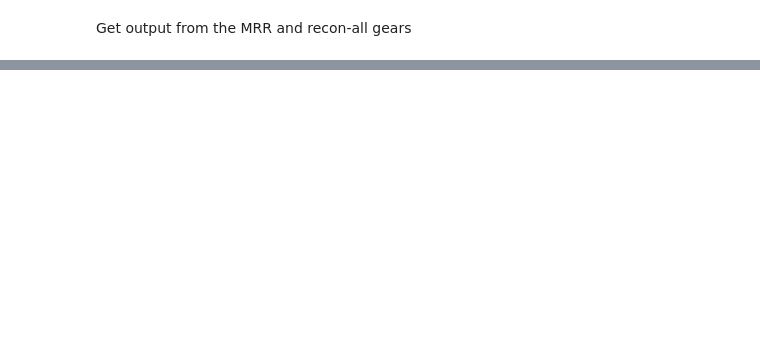
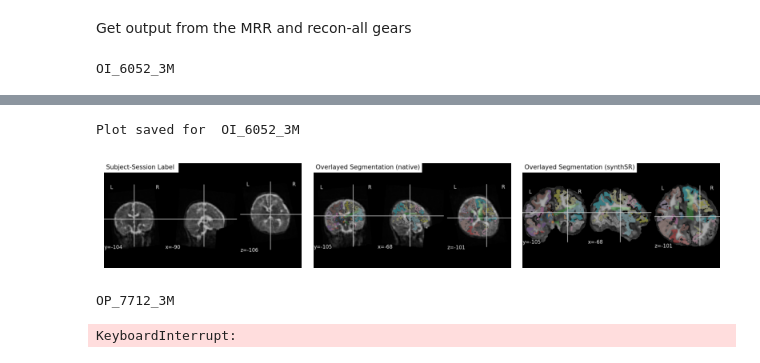
Before and after one commit to UNITY-Physics/fw-notebooks, a Jupyter notebook: Visualize Parcellations.ipynb, the cells around one changed output, grey strips where cells are left out. Saved outputs shown, nothing was run; the diff lists cells and outputs as text; code cells hidden in the pictures; blank space fills up the shorter version.

```diff
--- a/Visualize Parcellations.ipynb
+++ b/Visualize Parcellations.ipynb
@@ -56,3 +42,9 @@ subjects = project.subjects.find_first()
+# %%
+display(f"User: {fw.get_current_user().id}")
+
+project=fw_project
+display(f"Project: {project.label}")
+project = project.reload()
 # %%
 def get_data(subjects,gear):
 
@@ -166,12 +158,28 @@ for subject in subjects:
 
             if native_scan and segmentation: #if files are not empty
 
+
                 # Resample the segmentation to match the native scan space if needed
                 resampled_segmentation = image.resample_to_img(segmentation, native_scan, interpolation="nearest")
+                parc_data = resampled_segmentation.get_fdata()
+
+                # Get unique labels (excluding 0 which is background)
+                unique_labels = np.unique(parc_data)
+                unique_labels = unique_labels[unique_labels > 0]  # Remove background
+
+                # Generate distinct colors for each region
+                num_labels = len(unique_labels)
+                colors = plt.cm.tab20(np.linspace(0, 1, num_labels))  # Use tab20 colormap for categorical data
+
+                # Create a colormap that maps each label to a color
+                label_to_color = {label: colors[i] for i, label in enumerate(unique_labels)}
+                cmap_list = [label_to_color.get(label, (0, 0, 0, 0)) for label in range(int(unique_labels.max()) + 1)]  # Ensure mapping
+                cmap = mcolors.ListedColormap(cmap_list)
+
 
                 plotting.plot_anat(
                     native_scan_path,
-                    title=f"{sub_label} - {ses_label} ",
+                    title=f"Subject-Session Label ",
                     display_mode="ortho",
                     output_file=f"{sub_label}/{ses_label}/{sub_label}_native_scan.png"
                 )
@@ -180,8 +188,8 @@ for subject in subjects:
                     resampled_segmentation,
                     bg_img=native_scan_path,
 
-                    alpha=0.3,
-                    cmap="cool",
+                    alpha=0.4,
+                    cmap=cmap,
                     threshold=0.5,
                     title="Overlayed Segmentation (native)" ,
                     output_file=f"{sub_label}/{ses_label}/{sub_label}_Overlayed Segmentation (native).png"
@@ -191,8 +199,8 @@ for subject in subjects:
                     resampled_segmentation,
                     bg_img=synthSR_scan_path,
                     title="Overlayed Segmentation (synthSR)",
-                    alpha=0.3,  # Adjust transparency
-                    cmap="cool",
+                    alpha=0.4,  # Adjust transparency
+                    cmap=cmap,
                     threshold=0.5,  # Remove noisy boundaries below the threshold,
                     output_file=f"{sub_label}/{ses_label}/{sub_label}_Overlayed Segmentation (synthSR).png"
                 )
@@ -205,7 +213,7 @@ for subject in subjects:
                 img2 = mpimg.imread(image2_path)
                 img3 = mpimg.imread(image3_path)
 
-                fig, axes = plt.subplots(3, 1, figsize=(8, 15))
+                fig, axes = plt.subplots(1, 3, figsize=(8, 15))
 
                 axes[0].imshow(img1)
                 axes[0].axis('off')
@@ -224,3 +232,5 @@ for subject in subjects:
 
         except Exception as e:
             print('Exception found: ', e)
+# %% [output]
+OI_6052_3M
@@ -227,3 +239,7 @@ for subject in subjects:
+Plot saved for  OI_6052_3M
+[figure, added]
+OP_7712_3M
+KeyboardInterrupt:
 # %%
 synthSR_scan_path = ""
 native_scan_path = ""
```
Also changed, not shown: parts of 4 cells of this notebook.
